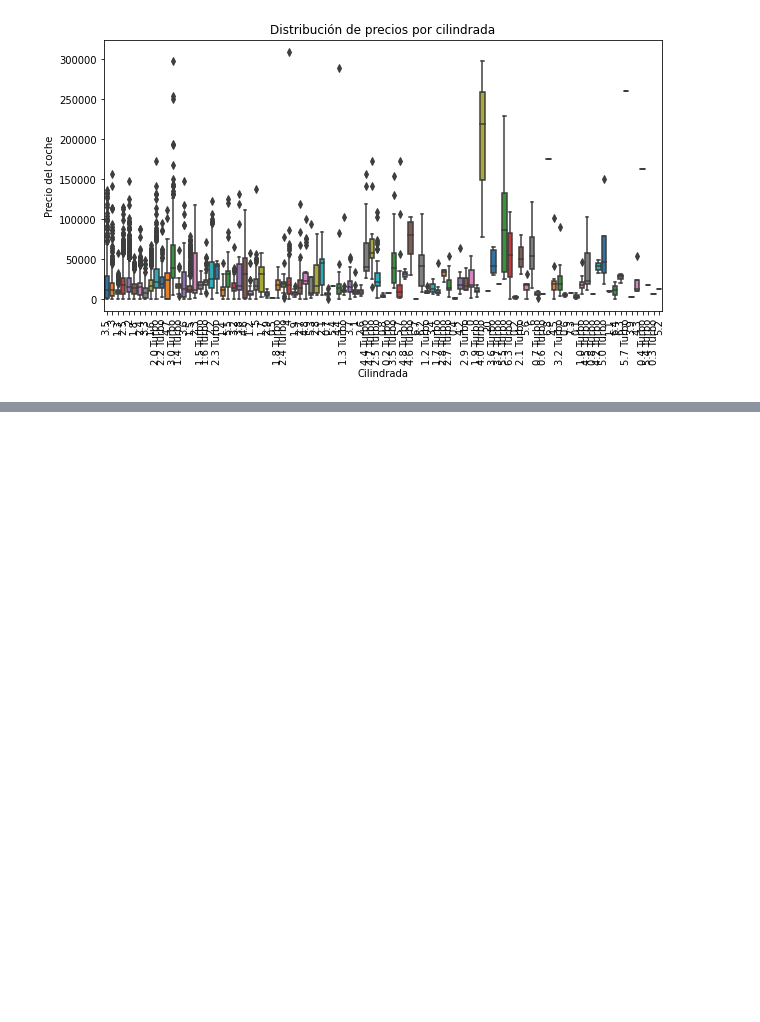
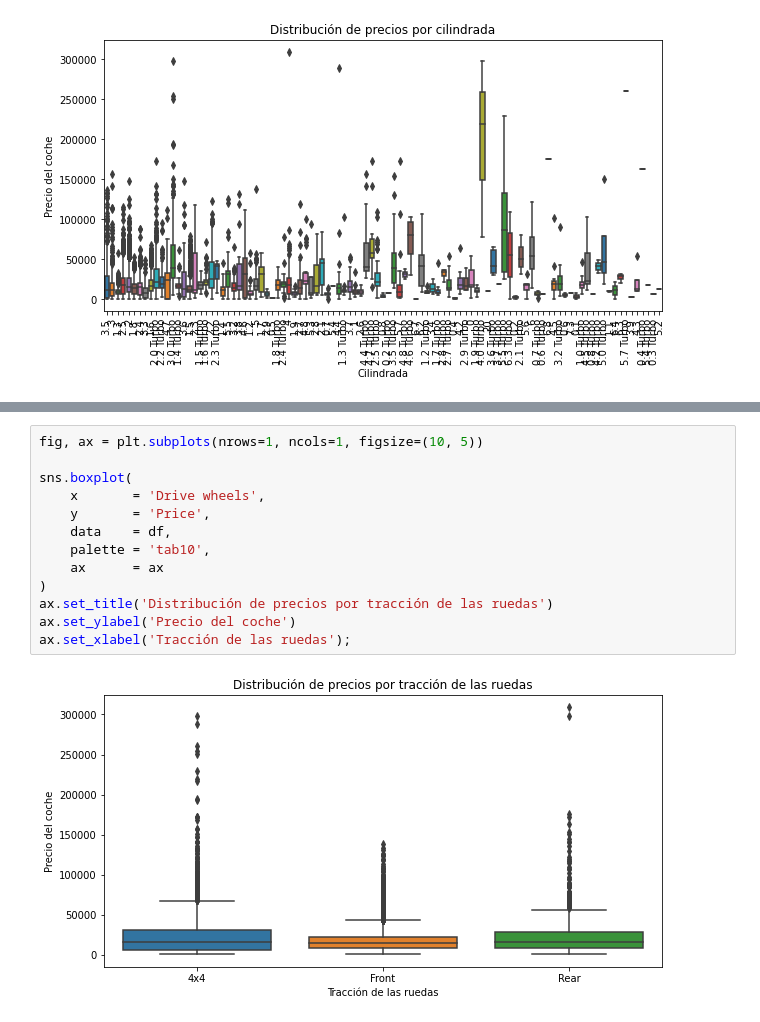
Before and after one commit to Adalab/DA-PROMO-B-MODULO-3-SPRINT-1-ANAIS-ARIANA, a Jupyter notebook: regresion_lineal/Regresión4.ipynb, the cells around one changed output, grey strips where cells are left out. Drawn from its saved outputs; the diff is of its cells as text; blank space fills up the shorter version.

```diff
--- a/regresion_lineal/Regresión4.ipynb
+++ b/regresion_lineal/Regresión4.ipynb
@@ -289,0 +339,15 @@ ax.set_xticklabels(ax.get_xticklabels(),rotation = 90);
+# %%
+fig, ax = plt.subplots(nrows=1, ncols=1, figsize=(10, 5))
+
+sns.boxplot(
+    x       = 'Drive wheels',
+    y       = 'Price',
+    data    = df,
+    palette = 'tab10',
+    ax      = ax
+)
+ax.set_title('Distribución de precios por tracción de las ruedas')
+ax.set_ylabel('Precio del coche')
+ax.set_xlabel('Tracción de las ruedas');
+# %% [output]
+[figure, added]
```
Also changed, not shown: parts of 27 cells of this notebook, 3 other files.
